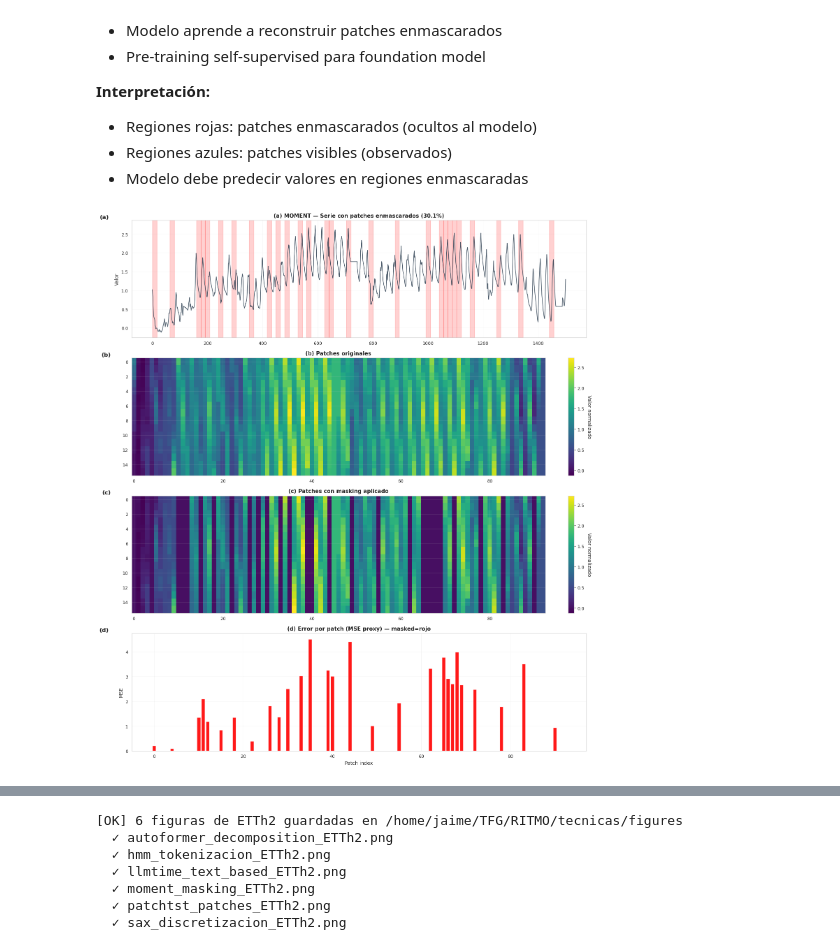
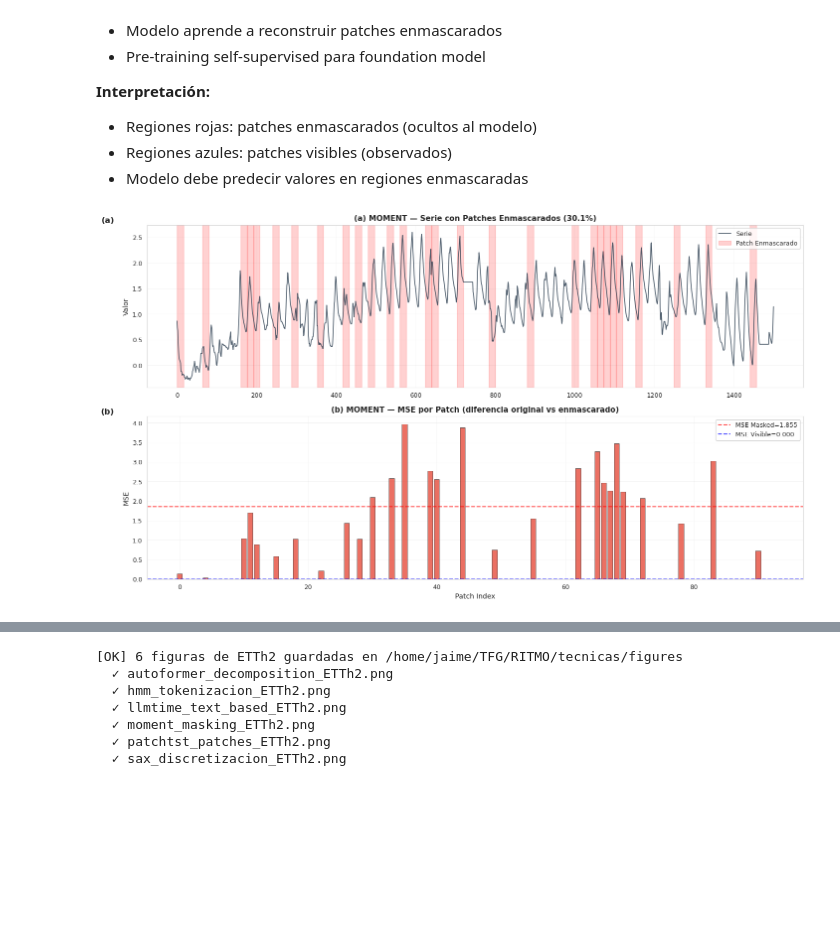
Before and after one commit to jaime-oriol/RITMO, a Jupyter notebook: tecnicas/ETTh2_tokenization.ipynb, the cells around one changed output, grey strips where cells are left out. Saved outputs shown, nothing was run; the diff lists cells and outputs as text; code cells hidden in the pictures; blank space fills up the shorter version.

```diff
--- a/tecnicas/ETTh2_tokenization.ipynb
+++ b/tecnicas/ETTh2_tokenization.ipynb
@@ -168,0 +110,17 @@ print(f"  - Entropía Estados: {hmm_etth2['state_entropy']:.3f}")
+# %%
+# Cargar cache HMM del pipeline RITMO
+import torch
+BASE_DIR = Path('/home/jaime/TFG/RITMO')
+DATASET_DIR = BASE_DIR / 'dataset'
+CACHE_DIR = BASE_DIR / 'cache'
+
+# Cargar parámetros HMM entrenados
+K_SELECTED = 5
+cache_path = CACHE_DIR / f'hmm_etth2_K{K_SELECTED}.pth'
+hmm_cache = torch.load(cache_path, weights_only=False)
+
+print("[CACHE HMM]")
+print(f"  Archivo: {cache_path}")
+print(f"  K={K_SELECTED} estados")
+print(f"  Convergencia: {hmm_cache['converged']} (iter {hmm_cache['n_iter']})")
+print(f"  Log-likelihood: {hmm_cache['log_likelihood']:.2f}")
@@ -886,70 +933,71 @@ print(f"    Max Error Absoluto: {error.max():.8f}")
 # %%
 found_viz = visualize_foundation(etth2_series, etth2_foundation['patches'],
                                   etth2_foundation['mask'], 16, 16)
 
-# compute per-patch reconstruction error (if masked patches are zeroed)
+# Calcular MSE por patch (diferencia entre original y masked)
 patches = etth2_foundation['patches']
 masked = etth2_foundation['mask']
 masked_patches = found_viz['masked_patches']
 patch_errors = np.mean((patches - masked_patches)**2, axis=1)
 
-fig, axes = plt.subplots(4, 1, figsize=(FIGSIZE_DOUBLE[0]*2, FIGSIZE_DOUBLE[1]*3))
+fig, (ax1, ax2) = plt.subplots(2, 1, figsize=(FIGSIZE_DOUBLE[0]*2, FIGSIZE_DOUBLE[1]*1.5))
 
-# Panel 1: serie with masked spans
-axes[0].plot(etth2_series, linewidth=1.2, color='#2C3E50', alpha=0.85, label='Serie')
+# Panel (a): Serie con regiones enmascaradas
+ax1.plot(etth2_series, linewidth=1.2, color='#2C3E50', alpha=0.85, label='Serie')
+label_added = False
 for i, (pos, is_mask) in enumerate(zip(found_viz['patch_positions'], masked)):
     if is_mask:
-        axes[0].axvspan(pos, pos+16, color='red', alpha=0.18)
+        ax1.axvspan(pos, pos+16, color='red', alpha=0.18, label='Patch Enmascarado' if not label_added else '')
+        label_added = True
 
-axes[0].set_title(f'(a) MOMENT — Serie con patches enmascarados ({etth2_foundation["mask_ratio_actual"]*100:.1f}%)',
-                 fontsize=11, fontweight='bold')
-axes[0].set_ylabel('Valor', fontsize=10)
-axes[0].grid(True, alpha=0.2)
-axes[0].text(-0.05, 1.05, '(a)', transform=axes[0].transAxes,
-            fontsize=12, fontweight='bold', va='top', ha='right')
+ax1.set_title(f'(a) MOMENT — Serie con Patches Enmascarados ({etth2_foundation["mask_ratio_actual"]*100:.1f}%)',
+             fontsize=11, fontweight='bold')
+ax1.set_ylabel('Valor', fontsize=10)
+ax1.legend(fontsize=9, loc='upper right')
+ax1.grid(True, alpha=0.2)
+ax1.text(-0.05, 1.05, '(a)', transform=ax1.transAxes,
+        fontsize=12, fontweight='bold', va='top', ha='right')
 
-# Panel 2: heatmap of patches (consistent vmin/vmax)
-vmin = patches.min()
-vmax = patches.max()
-im1 = axes[1].imshow(patches.T, aspect='auto', cmap='viridis', vmin=vmin, vmax=vmax)
-axes[1].set_title('(b) Patches originales', fontsize=11, fontweight='bold')
-cbar1 = plt.colorbar(im1, ax=axes[1], fraction=0.04)
-cbar1.set_label('Valor normalizado', rotation=270, labelpad=15)
-axes[1].text(-0.05, 1.05, '(b)', transform=axes[1].transAxes,
-            fontsize=12, fontweight='bold', va='top', ha='right')
+# Panel (b): MSE por patch (rojos=enmascarados, azules=visibles)
+colors = ['#E74C3C' if m else '#3498DB' for m in masked]
+ax2.bar(range(len(patch_errors)), patch_errors, color=colors, alpha=0.8, edgecolor='black', linewidth=0.5)
 
-# Panel 3: masked patches visualization
-im2 = axes[2].imshow(masked_patches.T, aspect='auto', cmap='viridis', vmin=vmin, vmax=vmax)
-axes[2].set_title('(c) Patches con masking aplicado', fontsize=11, fontweight='bold')
-cbar2 = plt.colorbar(im2, ax=axes[2], fraction=0.04)
-cbar2.set_label('Valor normalizado', rotation=270, labelpad=15)
-axes[2].text(-0.05, 1.05, '(c)', transform=axes[2].transAxes,
-            fontsize=12, fontweight='bold', va='top', ha='right')
+# Calcular MSE promedio para masked vs visible
+mse_masked = patch_errors[masked].mean() if masked.any() else 0
+mse_visible = patch_errors[~masked].mean() if (~masked).any() else 0
 
-# Panel 4: per-patch MSE (error proxy) — highlights masked patches
-axes[3].bar(range(len(patch_errors)), patch_errors,
-           color=['red' if m else '#3498DB' for m in masked], alpha=0.9)
-axes[3].set_title('(d) Error por patch (MSE proxy) — masked=rojo',
-                 fontsize=11, fontweight='bold')
-axes[3].set_xlabel('Patch index', fontsize=10)
-axes[3].set_ylabel('MSE', fontsize=10)
-axes[3].text(-0.05, 1.05, '(d)', transform=axes[3].transAxes,
-            fontsize=12, fontweight='bold', va='top', ha='right')
+ax2.axhline(mse_masked, color='red', linestyle='--', linewidth=1.5, alpha=0.7,
+           label=f'MSE Masked={mse_masked:.3f}')
+ax2.axhline(mse_visible, color='blue', linestyle='--', linewidth=1.5, alpha=0.7,
+           label=f'MSE Visible={mse_visible:.3f}')
+
+ax2.set_title('(b) MOMENT — MSE por Patch (diferencia original vs enmascarado)',
+             fontsize=11, fontweight='bold')
+ax2.set_xlabel('Patch Index', fontsize=10)
+ax2.set_ylabel('MSE', fontsize=10)
+ax2.legend(fontsize=9)
+ax2.grid(True, alpha=0.3, axis='y')
+ax2.text(-0.05, 1.05, '(b)', transform=ax2.transAxes,
+        fontsize=12, fontweight='bold', va='top', ha='right')
 
 plt.tight_layout()
 
 # Guardar figura
 fig.savefig('figures/moment_masking_ETTh2.png', dpi=300, bbox_inches='tight')
 plt.show()
 
 print('[ESTADÍSTICAS MOMENT]')
 print(f'  Patch Length: 16 timesteps')
 print(f'  Num Patches: {etth2_foundation["num_patches"]}')
-print(f'  Num Masked: {etth2_foundation["num_masked"]} (indices: {np.where(masked)[0].tolist()})')
+print(f'  Num Masked: {etth2_foundation["num_masked"]} (índices: {np.where(masked)[0].tolist()})')
 print(f'  Mask Ratio: {etth2_foundation["mask_ratio_actual"]*100:.1f}%')
 print(f'  Compression Ratio: {etth2_foundation["compression_ratio"]:.2f}')
+print(f'\n  MSE por tipo de patch:')
+print(f'    Masked (rojos): {mse_masked:.4f}')
+print(f'    Visible (azules): {mse_visible:.4f}')
+print(f'    Ratio Masked/Visible: {mse_masked/mse_visible if mse_visible > 0 else np.inf:.2f}x')
 # %% [output]
-[figure, old version]
+[figure, new version]
 [ESTADÍSTICAS MOMENT]
   Patch Length: 16 timesteps
   Num Patches: 93
```
Also changed, not shown: parts of 19 cells of this notebook, 16 other files.
